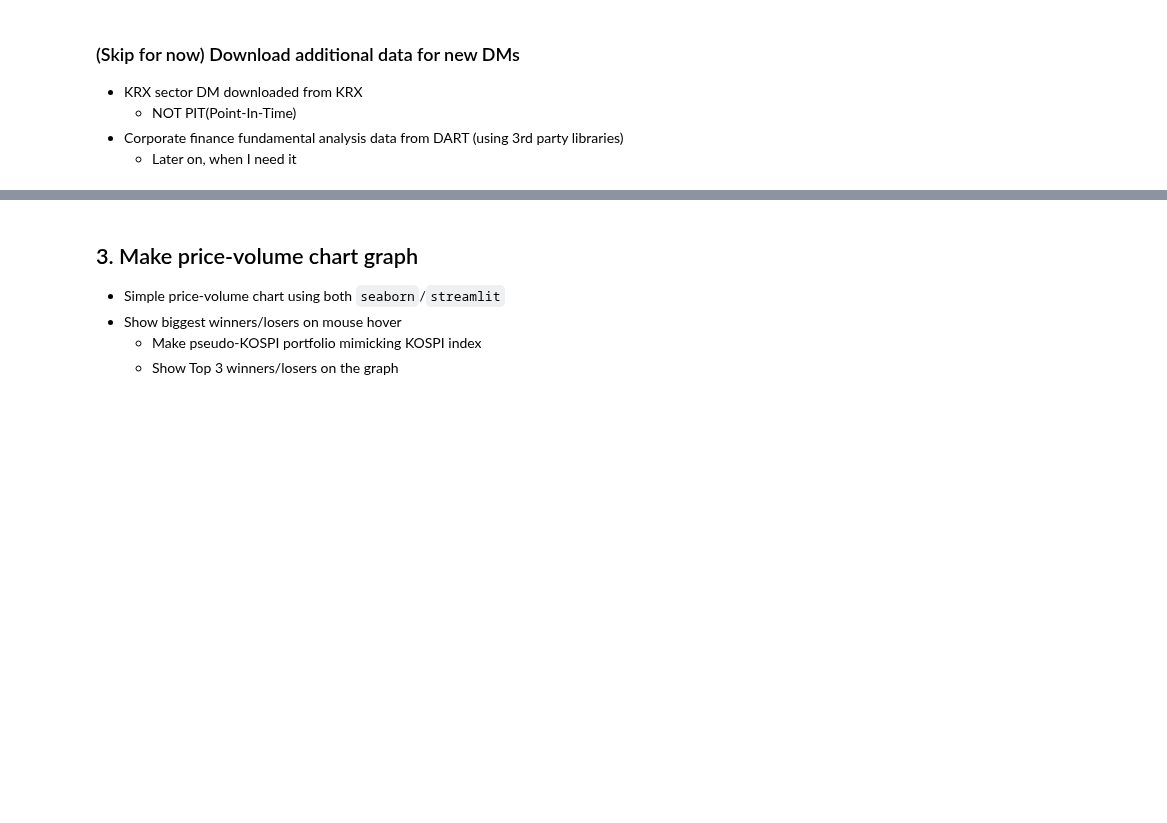
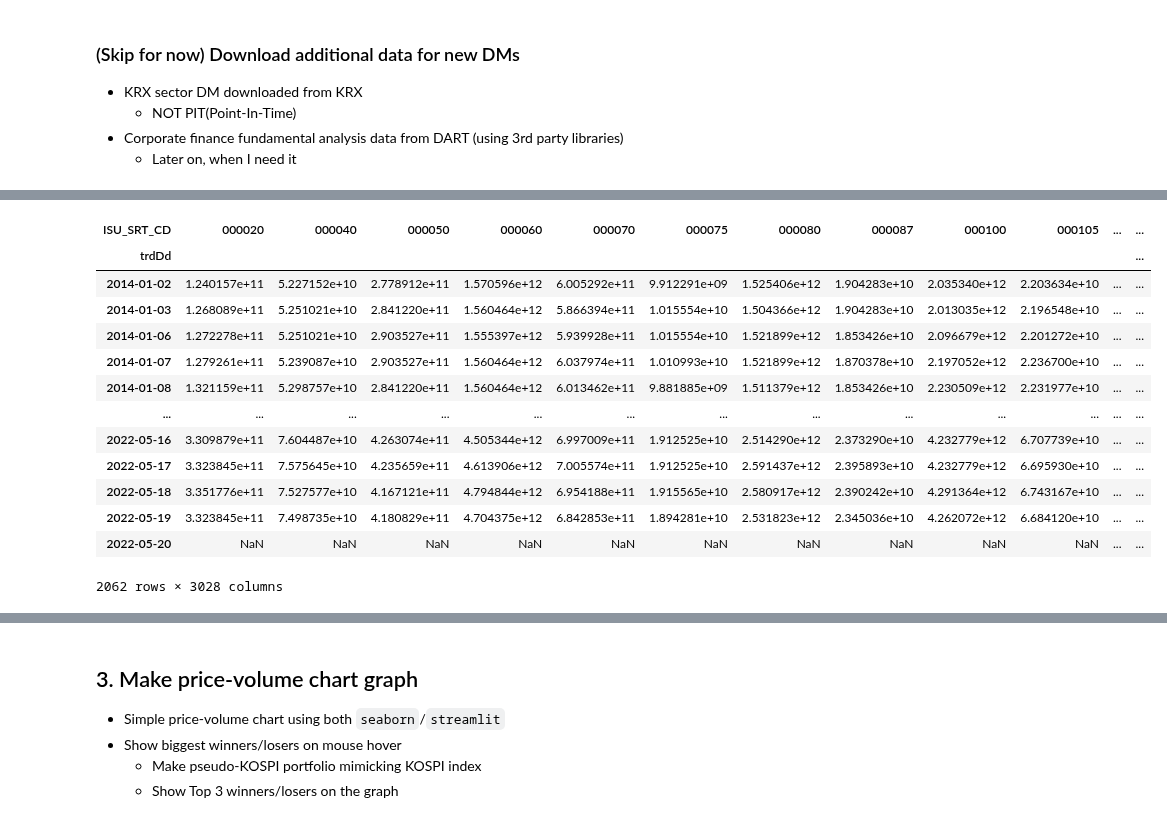
Before and after one commit to jaepil-choi/korquanttools, a Jupyter notebook: notebooks/financedashboard.ipynb, the cells around one changed output, grey strips where cells are left out. Cells and saved outputs as stored; diff of their text form; code cells hidden in the pictures; blank space fills up the shorter version.

```diff
--- a/notebooks/financedashboard.ipynb
+++ b/notebooks/financedashboard.ipynb
@@ -159,4 +82,8 @@ Name: 221610, Length: 503, dtype: object
 # %%
 holidays = close_df.isnull().all(axis=1)
 tradingdays = ~holidays
+
+holidays = holidays.index[holidays]
+tradingdays = tradingdays.index[tradingdays]
+
 tradingdays
@@ -242,0 +163,17 @@ JSONDecodeError: Expecting value: line 1 column 1 (char 0)
+# %%
+kospi_marketcap_df
+# %% [output]
+| ISU_SRT_CD | 000020 | 000040 | 000050 | 000060 | 000070 | 000075 | 000080 | 000087 | 000100 | 000105 | ... | ... |
+| trdDd |  |  |  |  |  |  |  |  |  |  |  | ... |
+| 2014-01-02 | 1.240157e+11 | 5.227152e+10 | 2.778912e+11 | 1.570596e+12 | 6.005292e+11 | 9.912291e+09 | 1.525406e+12 | 1.904283e+10 | 2.035340e+12 | 2.203634e+10 | ... | ... |
+| 2014-01-03 | 1.268089e+11 | 5.251021e+10 | 2.841220e+11 | 1.560464e+12 | 5.866394e+11 | 1.015554e+10 | 1.504366e+12 | 1.904283e+10 | 2.013035e+12 | 2.196548e+10 | ... | ... |
+| 2014-01-06 | 1.272278e+11 | 5.251021e+10 | 2.903527e+11 | 1.555397e+12 | 5.939928e+11 | 1.015554e+10 | 1.521899e+12 | 1.853426e+10 | 2.096679e+12 | 2.201272e+10 | ... | ... |
+| 2014-01-07 | 1.279261e+11 | 5.239087e+10 | 2.903527e+11 | 1.560464e+12 | 6.037974e+11 | 1.010993e+10 | 1.521899e+12 | 1.870378e+10 | 2.197052e+12 | 2.236700e+10 | ... | ... |
+| 2014-01-08 | 1.321159e+11 | 5.298757e+10 | 2.841220e+11 | 1.560464e+12 | 6.013462e+11 | 9.881885e+09 | 1.511379e+12 | 1.853426e+10 | 2.230509e+12 | 2.231977e+10 | ... | ... |
+| ... | ... | ... | ... | ... | ... | ... | ... | ... | ... | ... | ... | ... |
+| 2022-05-16 | 3.309879e+11 | 7.604487e+10 | 4.263074e+11 | 4.505344e+12 | 6.997009e+11 | 1.912525e+10 | 2.514290e+12 | 2.373290e+10 | 4.232779e+12 | 6.707739e+10 | ... | ... |
+| 2022-05-17 | 3.323845e+11 | 7.575645e+10 | 4.235659e+11 | 4.613906e+12 | 7.005574e+11 | 1.912525e+10 | 2.591437e+12 | 2.395893e+10 | 4.232779e+12 | 6.695930e+10 | ... | ... |
+| 2022-05-18 | 3.351776e+11 | 7.527577e+10 | 4.167121e+11 | 4.794844e+12 | 6.954188e+11 | 1.915565e+10 | 2.580917e+12 | 2.390242e+10 | 4.291364e+12 | 6.743167e+10 | ... | ... |
+| 2022-05-19 | 3.323845e+11 | 7.498735e+10 | 4.180829e+11 | 4.704375e+12 | 6.842853e+11 | 1.894281e+10 | 2.531823e+12 | 2.345036e+10 | 4.262072e+12 | 6.684120e+10 | ... | ... |
+| 2022-05-20 | NaN | NaN | NaN | NaN | NaN | NaN | NaN | NaN | NaN | NaN | ... | ... |
+2062 rows × 3028 columns
```
Also changed, not shown: parts of 28 cells of this notebook.
